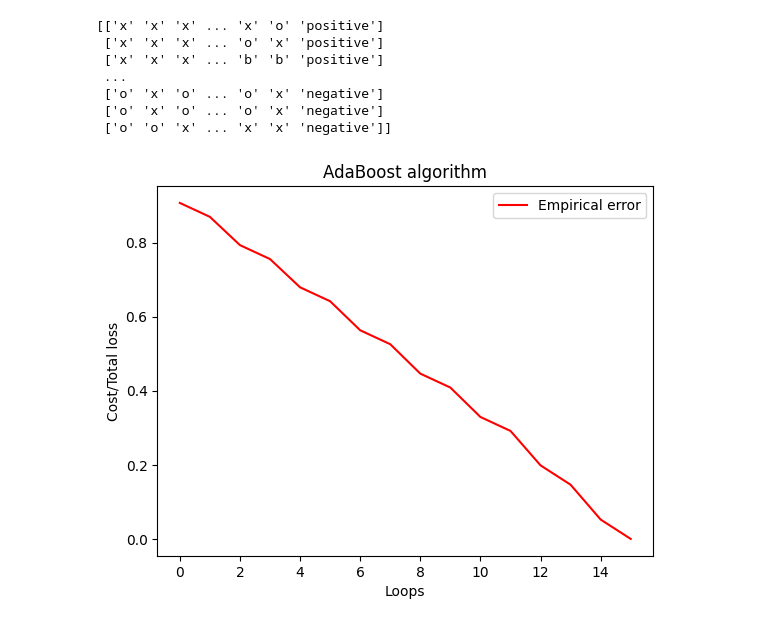
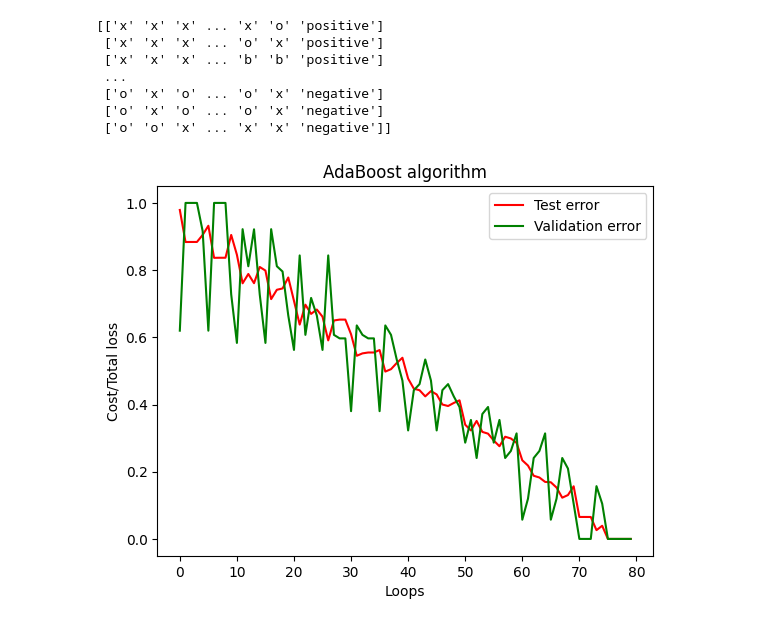
Before and after one commit to SamuelHenr/AdaBoost-TicTacToe, a Jupyter notebook: tp2.ipynb, the cells around one changed output. Saved outputs shown, nothing was run; the diff lists cells and outputs as text; code cells hidden in the pictures.

```diff
--- a/tp2.ipynb
+++ b/tp2.ipynb
@@ -3,7 +3,7 @@
 import pandas as pd
 import numpy as np
 
-df = np.array(pd.read_csv('/home/samuel/tp2/tic-tac-toe.data', sep=','))
+df = np.array(pd.read_csv('tic-tac-toe.data', sep=','))
 print(df)
 # %% [output]
 [['x' 'x' 'x' ... 'x' 'o' 'positive']
@@ -51,44 +80,43 @@ stumps = [[0, 1, 2, 'x'],
           [2, 4, 6, 'x'],
           [2, 4, 6, 'o']]
 # %%
+# AdaBoost algorithm implementation
 import math
+from sklearn.model_selection import KFold
 
 num_rows, num_cols = df.shape
+# Each example of the data has a weight
 w = np.full(num_rows, 1/num_rows)
+# Each stump has a weight
 alpha = np.full(len(stumps), 1.0)
 
-loss_acc = []
+loss_train = []
+loss_test = []
 
+# Go over all stumps
 for key_stump, stump in enumerate(stumps):
-    error = 0
-    for key_data, n in enumerate(df):
-        h = stump_predictor(n, stump[0], stump[1], stump[2], stump[3])
-        if (n[-1] == 'positive' and h != 1.0) or (n[-1] == 'negative' and h != -1.0):
-            error+=w[key_data]
 
-    alpha[key_stump] = (math.log10((1.0 - error)/error)) / 2
+    cross_validation = KFold(n_splits=5)
+    for train_index,test_index in cross_validation.split(df):
 
-    # Update weights
-    for key, wi in enumerate(w):
-        y = 1.0 if df[key][-1] == 'positive' else -1.0
-        h = stump_predictor(n, stump[0], stump[1], stump[2], stump[3])
+        error = get_weight_error(df, train_index, stump)
 
-        w[key] = wi * pow(math.e, (-1)*alpha[key_stump]*h*y)
+        alpha[key_stump] = update_alpha(error)
 
-    # normalize sum to 1
-    w = w / sum(w)
+        w = update_weights(train_index, df, stump, alpha, key_stump)
 
-    error = get_empirical_error(df, stumps, alpha)
-    loss_acc.append(error)
+        loss_train.append(get_error(df[train_index], stumps, alpha))
+        loss_test.append(get_error(df[test_index], stumps, alpha))
 # %%
 import matplotlib.pyplot as plt
 
-plt.plot(loss_acc, color='r', label="Empirical error")
+plt.plot(loss_train, color='r', label="Test error")
+plt.plot(loss_test, color='g', label="Validation error")
 
 plt.title('AdaBoost algorithm')
 plt.xlabel('Loops')
 plt.ylabel('Cost/Total loss')
 plt.legend(loc='upper right')
 plt.show()
 # %% [output]
-[figure, old version]
+[figure, new version]
```
Also changed, not shown: parts of 2 cells of this notebook.
